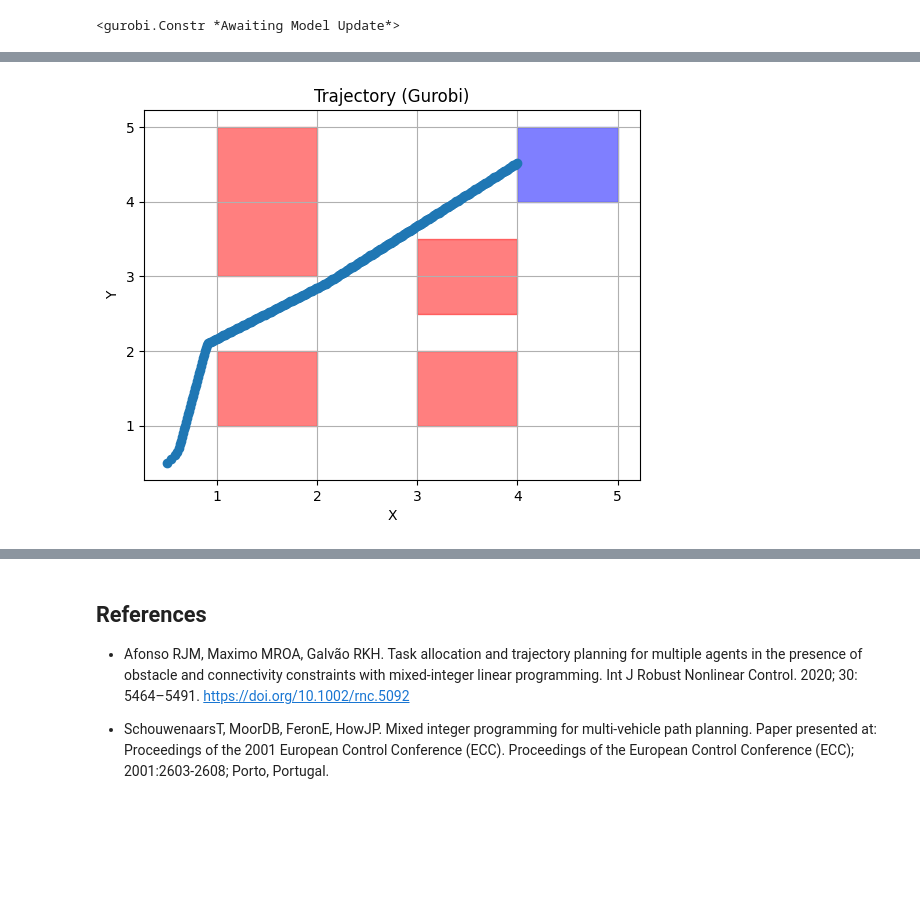
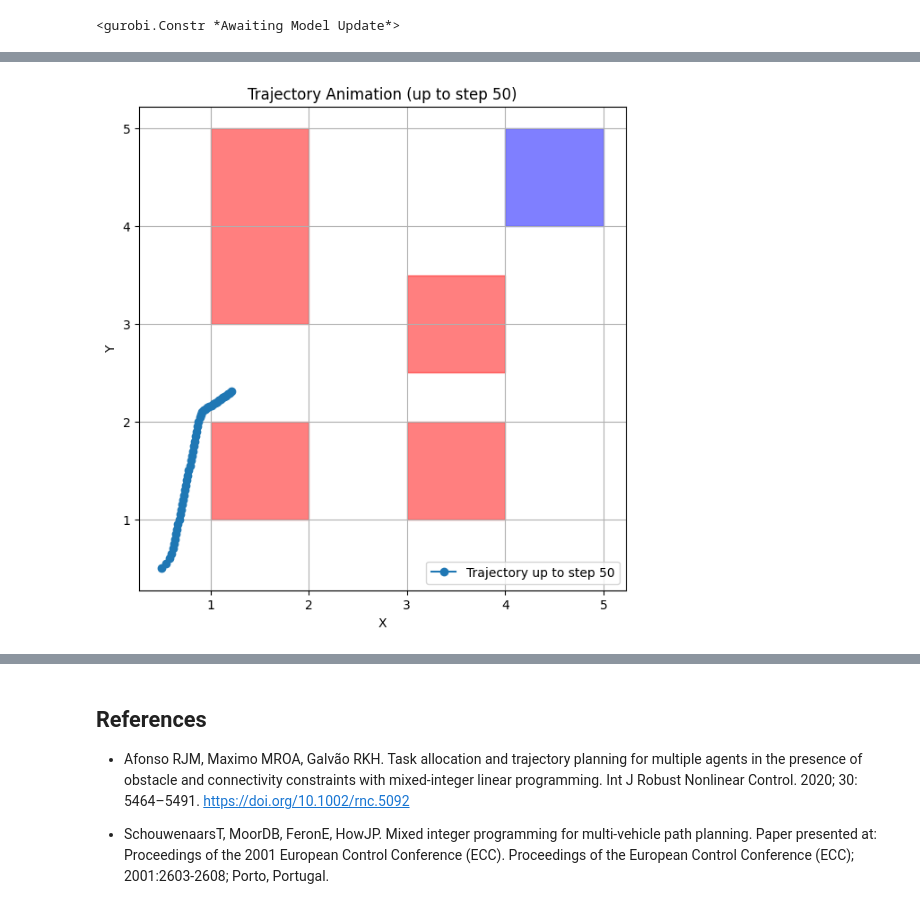
Before and after one commit to Mount75/ReachAvoidStay, a Jupyter notebook: main.ipynb, the cells around one changed output, grey strips where cells are left out. Drawn from its saved outputs; the diff is of its cells as text; code cells hidden in the pictures; blank space fills up the shorter version.

Commit message:
Added 4 extensions: Calculation time, CPU and Memory consumption; A different target set(Different obstacle set in the future); Plot time steps snapshot

```diff
--- a/main.ipynb
+++ b/main.ipynb
@@ -567,3 +584,23 @@ milp_guro_model.addConstr(x[N, 3] >= target_set[1][3])
+# %%
+# Extension 4. Stay for k steps
+stay_steps = 100
+
+# Stay constraint: x_k must stay in target set for last stay_steps and follow dynamics
+for k in range(N - stay_steps + 1, N + 1):
+    milp_guro_model.addConstr(x[k, 0] >= target_set[0][0])
+    milp_guro_model.addConstr(x[k, 0] <= target_set[1][0])
+    milp_guro_model.addConstr(x[k, 2] >= target_set[0][2])
+    milp_guro_model.addConstr(x[k, 2] <= target_set[1][2])
+
+    # Target velocity constraint
+    milp_guro_model.addConstr(x[k, 1] >= target_set[0][1])
+    milp_guro_model.addConstr(x[k, 1] <= target_set[1][1])
+    milp_guro_model.addConstr(x[k, 3] >= target_set[0][3])
+    milp_guro_model.addConstr(x[k, 3] >= target_set[1][3])
+    if k < N:
+        milp_guro_model.addConstrs(
+            (x[k + 1, i] == gp.quicksum(A[i, j] * x[k, j] for j in range(4)) for i in range(4))
+        )
 # %%
 # Objective: minimize control effort
 control_effort = gp.quicksum(1 + gamma * w[k, i] for k in range(N) for i in range(2))
@@ -608,31 +655,69 @@ milp_guro_model.write("solution.sol")
 # Extract and plot solution
 if milp_guro_model.Status == GRB.OPTIMAL:
 
-    # Plot Obstacles
-    for region in unsafe_regions:
-        lower, upper = region
-        bottom_left = [lower[0], lower[2]]
-        width = upper[0] - lower[0]
-        height = upper[2] - lower[2]
-        plt.gca().add_patch(plt.Rectangle(bottom_left, width, height, color='red', alpha=0.5))
+    # Print optimization time and resource usage
+    print(f"Optimization Time for {N} steps: {end_time - start_time:.4f} seconds")
+    print(f"CPU Usage: {psutil.cpu_percent()}%")
+    print(f"Memory Usage: {process.memory_info().rss / 1024 ** 2:.2f} MB")
 
-    # Plot Target Set
-    bottom_left = [target_set[0][0], target_set[0][2]]
-    width = target_set[1][0] - target_set[0][0]
-    height = target_set[1][2] - target_set[0][2]
-    plt.gca().add_patch(plt.Rectangle(bottom_left, width, height, color='blue', alpha=0.5))
+    # # Plot Obstacles
+    # for region in unsafe_regions:
+    #     lower, upper = region
+    #     bottom_left = [lower[0], lower[2]]
+    #     width = upper[0] - lower[0]
+    #     height = upper[2] - lower[2]
+    #     plt.gca().add_patch(plt.Rectangle(bottom_left, width, height, color='red', alpha=0.5))
+
+    # # Plot Target Set
+    # bottom_left = [target_set[0][0], target_set[0][2]]
+    # width = target_set[1][0] - target_set[0][0]
+    # height = target_set[1][2] - target_set[0][2]
+    # plt.gca().add_patch(plt.Rectangle(bottom_left, width, height, color='blue', alpha=0.5))
 
     # Extract Trajectory
     traj = np.array(
         [[x[k, i].X for i in range(4)]
          for k in range(N + 1)])
 
-    plt.plot(traj[:, 0], traj[:, 2], marker='o')
-    plt.title("Trajectory (Gurobi)")
-    plt.xlabel("X")
-    plt.ylabel("Y")
-    plt.grid(True)
-    plt.show()
+    # Animated plotting
+    step_size = 50
+    for k in range(step_size, N + 1, step_size):
+        plt.figure(figsize=(7, 7))
+            # Plot Obstacles
+        for region in unsafe_regions:
+            lower, upper = region
+            bottom_left = [lower[0], lower[2]]
+            width = upper[0] - lower[0]
+            height = upper[2] - lower[2]
+            plt.gca().add_patch(plt.Rectangle(bottom_left, width, height, color='red', alpha=0.5))
+
+        # Plot Target Set
+        bottom_left = [target_set[0][0], target_set[0][2]]
+        width = target_set[1][0] - target_set[0][0]
+        height = target_set[1][2] - target_set[0][2]
+        plt.gca().add_patch(plt.Rectangle(bottom_left, width, height, color='blue', alpha=0.5))
+
+        # Plot Extension 3.1 target
+        # bottom_left = [bottom_right_target[0][0], bottom_right_target[0][2]]
+        # width = bottom_right_target[1][0] - bottom_right_target[0][0]
+        # height = bottom_right_target[1][2] - bottom_right_target[0][2]
+        # plt.gca().add_patch(plt.Rectangle(bottom_left, width, height, color='blue', alpha=0.5))
+
+        plt.plot(traj[:k, 0], traj[:k, 2], marker='o', label=f'Trajectory up to step {k}')
+        plt.title(f"Trajectory Animation (up to step {k})")
+        plt.xlabel("X")
+        plt.ylabel("Y")
+        plt.grid(True)
+        plt.legend()
+        plt.pause(0.5)
+        plt.close()
+
+    # plt.plot(traj[:, 0], traj[:, 2], marker='o')
+    # plt.title("Trajectory (Gurobi)")
+    # plt.xlabel("X")
+    # plt.ylabel("Y")
+    # plt.grid(True)
+    # plt.show()
 
     # Extract control inputs
     control_inputs = np.array([
@@ -667 +755 @@ else:
-[figure, old version]
+[figure, new version]
```
Also changed, not shown: parts of 6 cells of this notebook, 1 other file.
